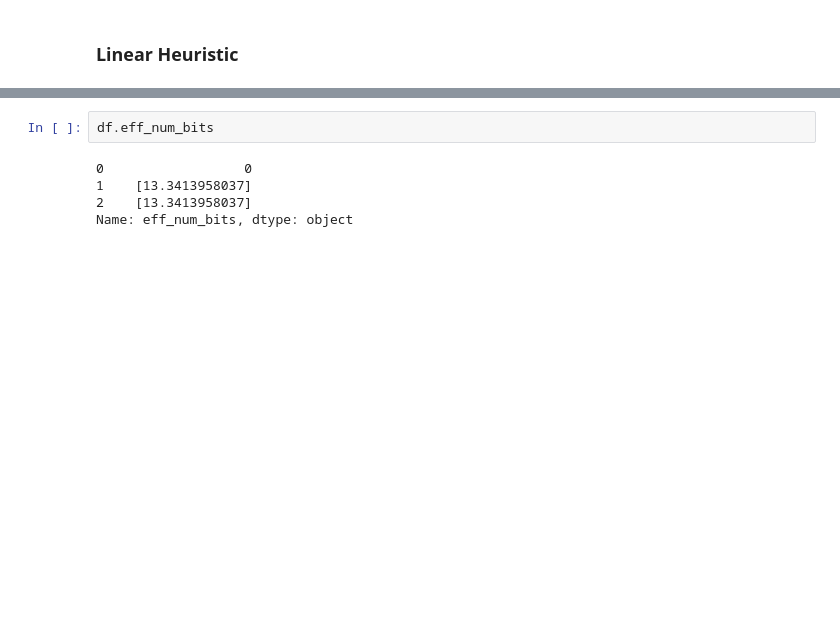
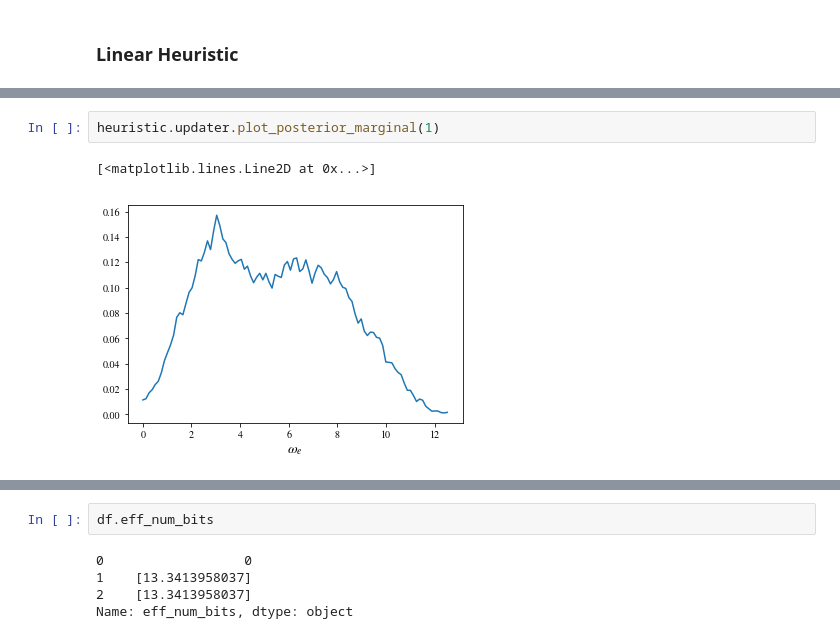
Before and after one commit to ihincks/nv-adaptive, a Jupyter notebook: src/nv-adaptive-real-runner.ipynb, the cells around one changed output, grey strips where cells are left out. Saved outputs shown, nothing was run; the diff lists cells and outputs as text; blank space fills up the shorter version.

```diff
--- a/src/nv-adaptive-real-runner.ipynb
+++ b/src/nv-adaptive-real-runner.ipynb
@@ -219,3 +343,8 @@ for idx_trial in range(n_trials):
+# %%
+heuristic.updater.plot_posterior_marginal(1)
+# %% [output]
+[<matplotlib.lines.Line2D at 0x...>]
+[figure, added]
 # %%
 eps = linear_heuristic(0.02)
 job = experiment.run_experiment(eps, precede_by_tracking=True)
```
Also changed, not shown: parts of 17 cells of this notebook, 1 other file.
